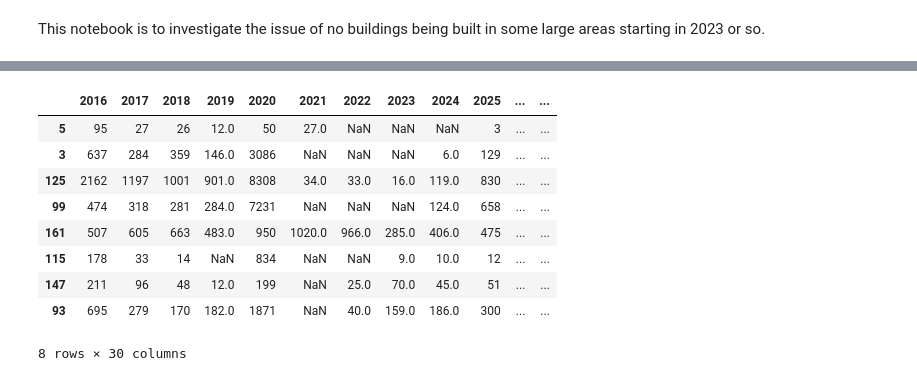
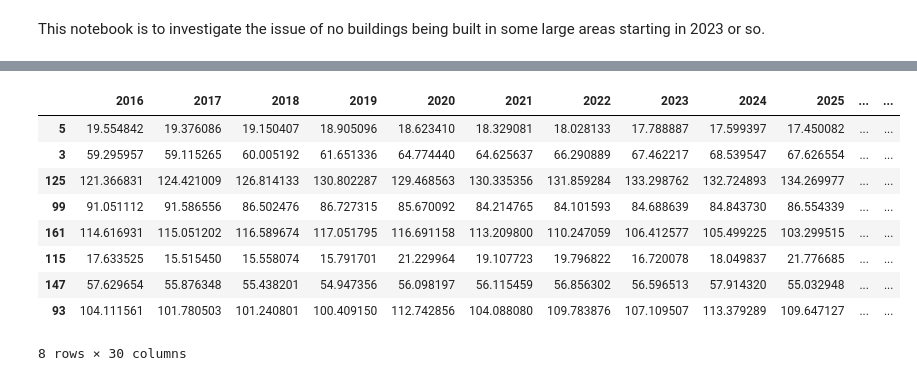
Before and after one commit to pksohn/semcog_urbansim, a Jupyter notebook: notebooks/ps_late_year_supply.ipynb, the cells around one changed output, grey strips where cells are left out. Saved outputs shown, nothing was run; the diff lists cells and outputs as text; code cells hidden in the pictures.

```diff
--- a/notebooks/ps_late_year_supply.ipynb
+++ b/notebooks/ps_late_year_supply.ipynb
@@ -32,15 +12,2 @@ File path: ./../runs/run22.h5
-# %%
-run22
-# %% [output]
-|  | 2016 | 2017 | 2018 | 2019 | 2020 | 2021 | 2022 | 2023 | 2024 | 2025 | ... | ... |
-| 5 | 95 | 27 | 26 | 12.0 | 50 | 27.0 | NaN | NaN | NaN | 3 | ... | ... |
-| 3 | 637 | 284 | 359 | 146.0 | 3086 | NaN | NaN | NaN | 6.0 | 129 | ... | ... |
-| 125 | 2162 | 1197 | 1001 | 901.0 | 8308 | 34.0 | 33.0 | 16.0 | 119.0 | 830 | ... | ... |
-| 99 | 474 | 318 | 281 | 284.0 | 7231 | NaN | NaN | NaN | 124.0 | 658 | ... | ... |
-| 161 | 507 | 605 | 663 | 483.0 | 950 | 1020.0 | 966.0 | 285.0 | 406.0 | 475 | ... | ... |
-| 115 | 178 | 33 | 14 | NaN | 834 | NaN | NaN | 9.0 | 10.0 | 12 | ... | ... |
-| 147 | 211 | 96 | 48 | 12.0 | 199 | NaN | 25.0 | 70.0 | 45.0 | 51 | ... | ... |
-| 93 | 695 | 279 | 170 | 182.0 | 1871 | NaN | 40.0 | 159.0 | 186.0 | 300 | ... | ... |
-8 rows × 30 columns
 # %%
 res = pd.DataFrame(index=parcels_lid.large_area_id.unique())
@@ -53,0 +23,13 @@ for year in range(2016, 2046):
+# %%
+res
+# %% [output]
+|  | 2016 | 2017 | 2018 | 2019 | 2020 | 2021 | 2022 | 2023 | 2024 | 2025 | ... | ... |
+| 5 | 19.554842 | 19.376086 | 19.150407 | 18.905096 | 18.623410 | 18.329081 | 18.028133 | 17.788887 | 17.599397 | 17.450082 | ... | ... |
+| 3 | 59.295957 | 59.115265 | 60.005192 | 61.651336 | 64.774440 | 64.625637 | 66.290889 | 67.462217 | 68.539547 | 67.626554 | ... | ... |
+| 125 | 121.366831 | 124.421009 | 126.814133 | 130.802287 | 129.468563 | 130.335356 | 131.859284 | 133.298762 | 132.724893 | 134.269977 | ... | ... |
+| 99 | 91.051112 | 91.586556 | 86.502476 | 86.727315 | 85.670092 | 84.214765 | 84.101593 | 84.688639 | 84.843730 | 86.554339 | ... | ... |
+| 161 | 114.616931 | 115.051202 | 116.589674 | 117.051795 | 116.691158 | 113.209800 | 110.247059 | 106.412577 | 105.499225 | 103.299515 | ... | ... |
+| 115 | 17.633525 | 15.515450 | 15.558074 | 15.791701 | 21.229964 | 19.107723 | 19.796822 | 16.720078 | 18.049837 | 21.776685 | ... | ... |
+| 147 | 57.629654 | 55.876348 | 55.438201 | 54.947356 | 56.098197 | 56.115459 | 56.856302 | 56.596513 | 57.914320 | 55.032948 | ... | ... |
+| 93 | 104.111561 | 101.780503 | 101.240801 | 100.409150 | 112.742856 | 104.088080 | 109.783876 | 107.109507 | 113.379289 | 109.647127 | ... | ... |
+8 rows × 30 columns
```
Also changed, not shown: parts of 20 cells of this notebook.
